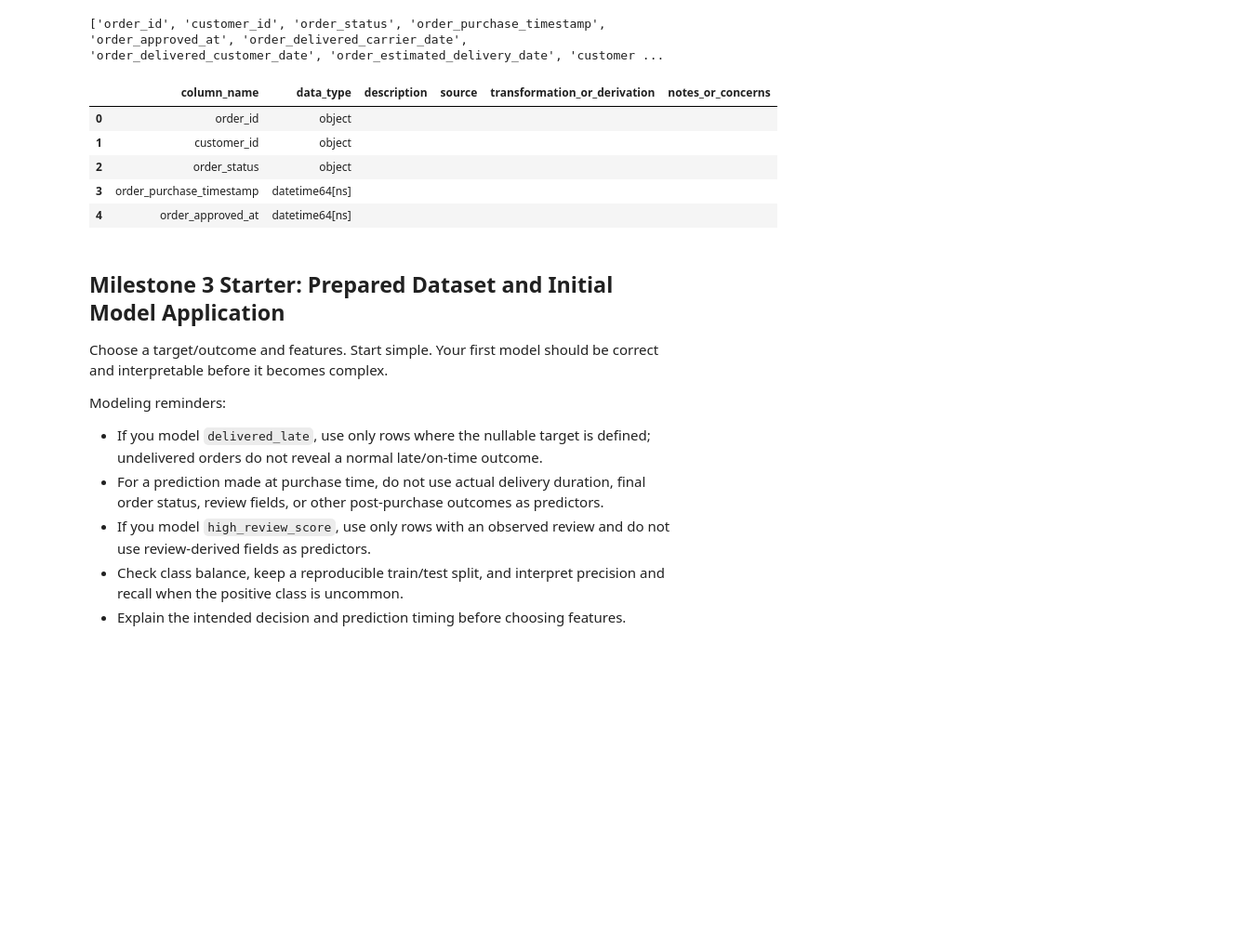
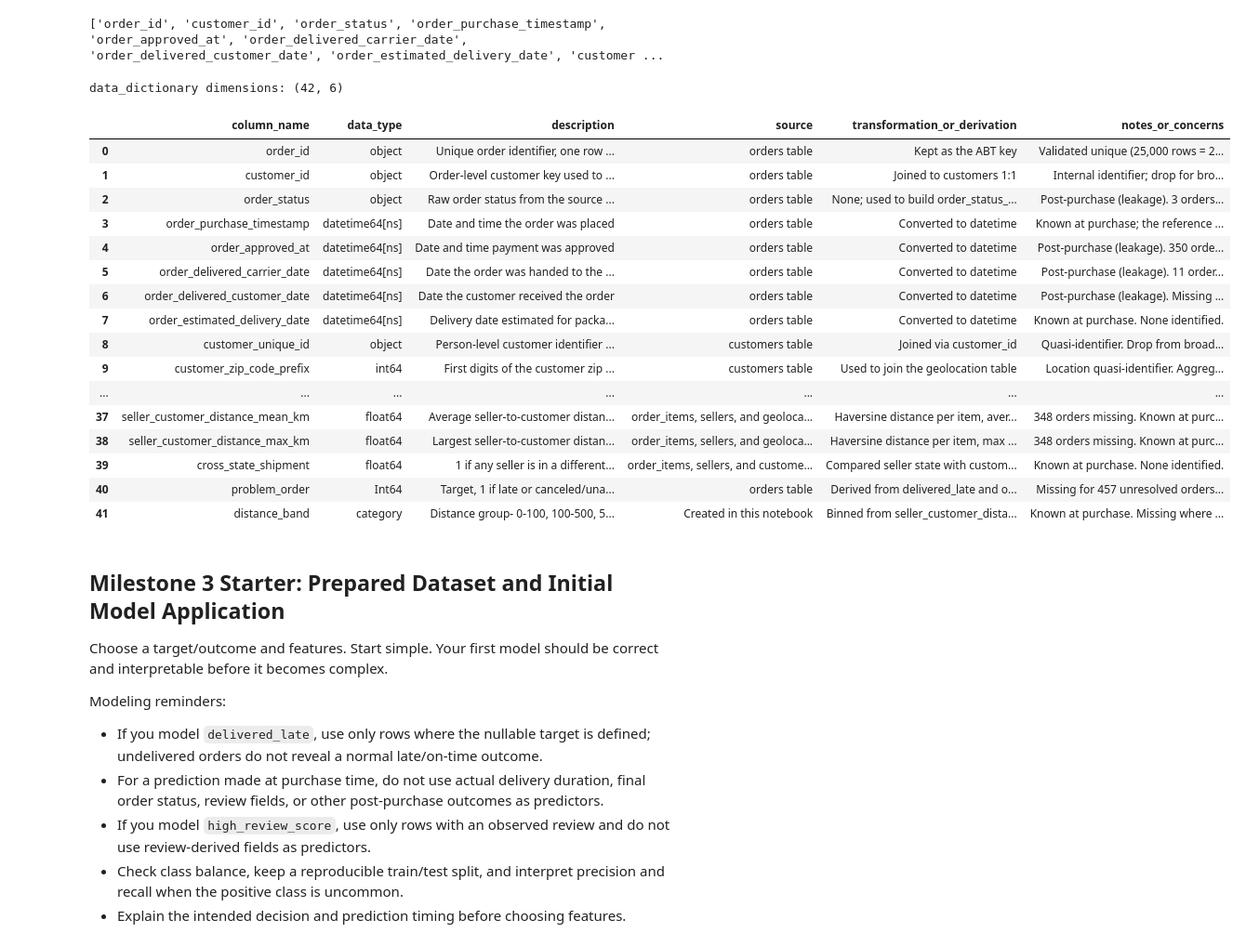
Before and after one commit to JonathanStachowiak/Option_2_Final_Project_Jonathan_Stachowiak, a Jupyter notebook: notebooks/olist_project_starter.ipynb, the cells around one changed output. Shown at 93% size. Saved outputs shown, nothing was run; the diff lists cells and outputs as text; code cells hidden in the pictures; blank space fills up the shorter version.

Commit message:
Added data dictionary for olist_abt: 42 colummns

```diff
--- a/notebooks/olist_project_starter.ipynb
+++ b/notebooks/olist_project_starter.ipynb
@@ -1430,9 +1418,10 @@ print(list(olist_abt.columns))
 # %% [output]
 ['order_id', 'customer_id', 'order_status', 'order_purchase_timestamp', 'order_approved_at', 'order_delivered_carrier_date', 'order_delivered_customer_date', 'order_estimated_delivery_date', 'customer ...
 # %%
+# Build data dictionary
 data_dictionary = pd.DataFrame({
-    "column_name": abt.columns,
-    "data_type": [str(abt[column].dtype) for column in abt.columns],
+    "column_name": olist_abt.columns,
+    "data_type": [str(olist_abt[column].dtype) for column in olist_abt.columns],
     "description": "",
     "source": "",
     "transformation_or_derivation": "",
@@ -1440,11 +1429,4 @@ data_dictionary = pd.DataFrame({
 })
 
 # Hint: use .loc[] to document one column at a time, following the Week 11 pattern.
-data_dictionary.head()
+example_cols = ["description", "source", "transformation_or_derivation", "notes_or_concerns"]
-# %% [output]
-|  | column_name | data_type | description | source | transformation_or_derivation | notes_or_concerns |
-| 0 | order_id | object |  |  |  |  |
-| 1 | customer_id | object |  |  |  |  |
-| 2 | order_status | object |  |  |  |  |
-| 3 | order_purchase_timestamp | datetime64[ns] |  |  |  |  |
-| 4 | order_approved_at | datetime64[ns] |  |  |  |  |
@@ -1451,3 +1686,29 @@ data_dictionary.head()
+# %%
+# Make sure all 42 variables are present in the data dictionary
+print("data_dictionary dimensions:", data_dictionary.shape)
+# %% [output]
+data_dictionary dimensions: (42, 6)
+# %%
+# Show final result
+data_dictionary
+# %% [output]
+|  | column_name | data_type | description | source | transformation_or_derivation | notes_or_concerns |
+| 0 | order_id | object | Unique order identifier, one row ... | orders table | Kept as the ABT key | Validated unique (25,000 rows = 2... |
+| 1 | customer_id | object | Order-level customer key used to ... | orders table | Joined to customers 1:1 | Internal identifier; drop for bro... |
+| 2 | order_status | object | Raw order status from the source ... | orders table | None; used to build order_status_... | Post-purchase (leakage). 3 orders... |
+| 3 | order_purchase_timestamp | datetime64[ns] | Date and time the order was placed | orders table | Converted to datetime | Known at purchase; the reference ... |
+| 4 | order_approved_at | datetime64[ns] | Date and time payment was approved | orders table | Converted to datetime | Post-purchase (leakage). 350 orde... |
+| 5 | order_delivered_carrier_date | datetime64[ns] | Date the order was handed to the ... | orders table | Converted to datetime | Post-purchase (leakage). 11 order... |
+| 6 | order_delivered_customer_date | datetime64[ns] | Date the customer received the order | orders table | Converted to datetime | Post-purchase (leakage). Missing ... |
+| 7 | order_estimated_delivery_date | datetime64[ns] | Delivery date estimated for packa... | orders table | Converted to datetime | Known at purchase. None identified. |
+| 8 | customer_unique_id | object | Person-level customer identifier ... | customers table | Joined via customer_id | Quasi-identifier. Drop from broad... |
+| 9 | customer_zip_code_prefix | int64 | First digits of the customer zip ... | customers table | Used to join the geolocation table | Location quasi-identifier. Aggreg... |
+| ... | ... | ... | ... | ... | ... | ... |
+| 37 | seller_customer_distance_mean_km | float64 | Average seller-to-customer distan... | order_items, sellers, and geoloca... | Haversine distance per item, aver... | 348 orders missing. Known at purc... |
+| 38 | seller_customer_distance_max_km | float64 | Largest seller-to-customer distan... | order_items, sellers, and geoloca... | Haversine distance per item, max ... | 348 orders missing. Known at purc... |
+| 39 | cross_state_shipment | float64 | 1 if any seller is in a different... | order_items, sellers, and custome... | Compared seller state with custom... | Known at purchase. None identified. |
+| 40 | problem_order | Int64 | Target, 1 if late or canceled/una... | orders table | Derived from delivered_late and o... | Missing for 457 unresolved orders... |
+| 41 | distance_band | category | Distance group- 0-100, 100-500, 5... | Created in this notebook | Binned from seller_customer_dista... | Known at purchase. Missing where ... |
 # %% [markdown]
 ## Milestone 3 Starter: Prepared Dataset and Initial Model Application
 
```
Also changed, not shown: parts of 7 cells of this notebook.
